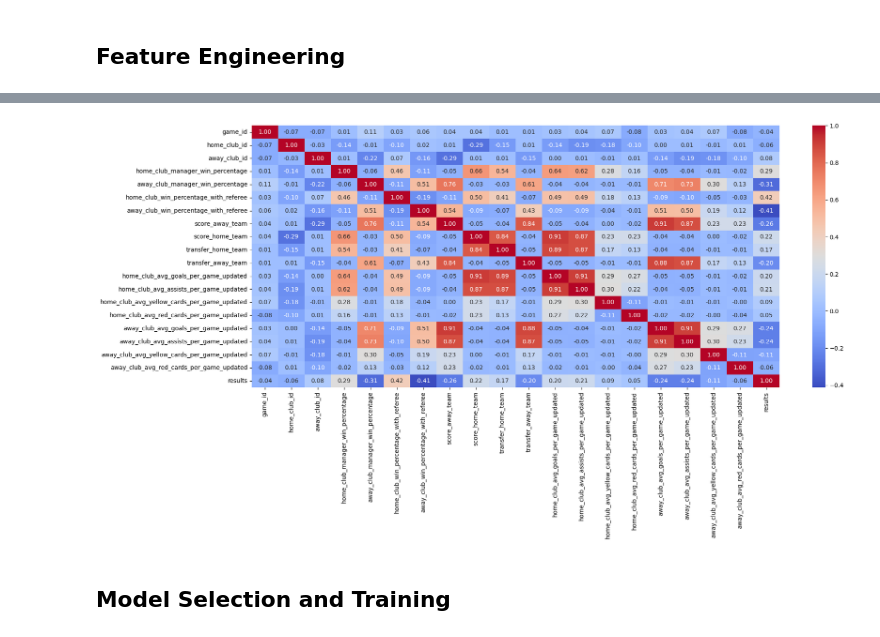
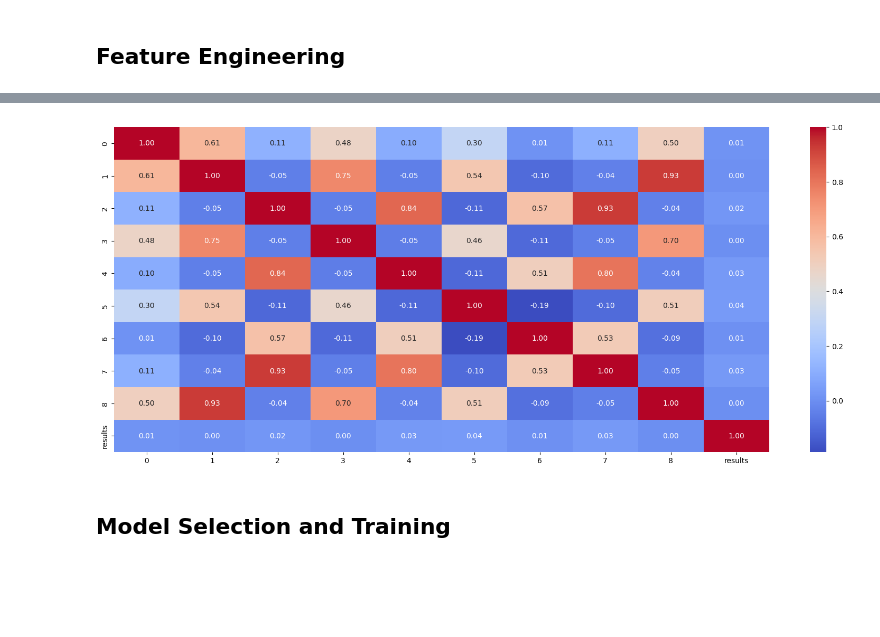
Before and after one commit to Nasotro/Projet, a Jupyter notebook: vrai_main.ipynb, the cells around one changed output, grey strips where cells are left out. Drawn from its saved outputs; the diff is of its cells as text; code cells hidden in the pictures; blank space fills up the shorter version.

```diff
--- a/vrai_main.ipynb
+++ b/vrai_main.ipynb
@@ -67,5 +58,0 @@ data.head()
-# %%
-y = data[["results"]]
-data = data.drop(columns=["stadium","aggregate","attendance","competition_type","referee","home_club_formation","away_club_formation","home_club_name","away_club_name","Unnamed: 0", "season","round","home_club_manager_name","away_club_manager_name","home_club_goals", "away_club_goals","home_club_position","away_club_position"])
-X = data.drop(columns=['results'])
-X.head()
@@ -78,0 +61,3 @@ X.head()
+# %%
+features = ["attendance"] # List of features we will keep for the training
+limit_date = '2022-08-05' # 2022-08-05 is the date of the first match of the 2022-2023 season
@@ -79,17 +237,34 @@ X.head()
+# %%
+data = data[features + ['date', 'results']]
+
+X_train = data[data['date'] < limit_date] # 2022-08-05 is the date of the first match of the 2022-2023 season
+X_test = data[data['date'] >= limit_date]
+y_train = X_train['results']
+y_test = X_test['results']
+
+X_train.drop(['date', 'results'], axis=1, inplace=True)
+X_test.drop(['date', 'results'], axis=1, inplace=True)
+# %%
+X_train = SimpleImputer(strategy='mean').fit_transform(X_train)
+X_test = SimpleImputer(strategy='mean').fit_transform(X_test)
+
+scaler = StandardScaler()
+X_train = scaler.fit_transform(X_train)
+X_test = scaler.transform(X_test)
 # %%
 import seaborn as sns
 
 def plot_correlation_matrix(data):
     correlation_matrix = data.corr()
     plt.figure(figsize=(20, 8))
     sns.heatmap(correlation_matrix, annot=True, cmap='coolwarm', fmt=".2f")
     plt.show()
 
-corr_mat = pd.DataFrame(X).drop(columns=["date"])
-corr_mat['results'] = y
+corr_mat = pd.DataFrame(X_train)
+corr_mat['results'] = y_train
 plot_correlation_matrix(corr_mat)
 # %% [output]
-[figure, old version]
+[figure, new version]
 # %% [markdown]
 ## Model Selection and Training
 # %%
```
Also changed, not shown: parts of 19 cells of this notebook, 2 other files.
